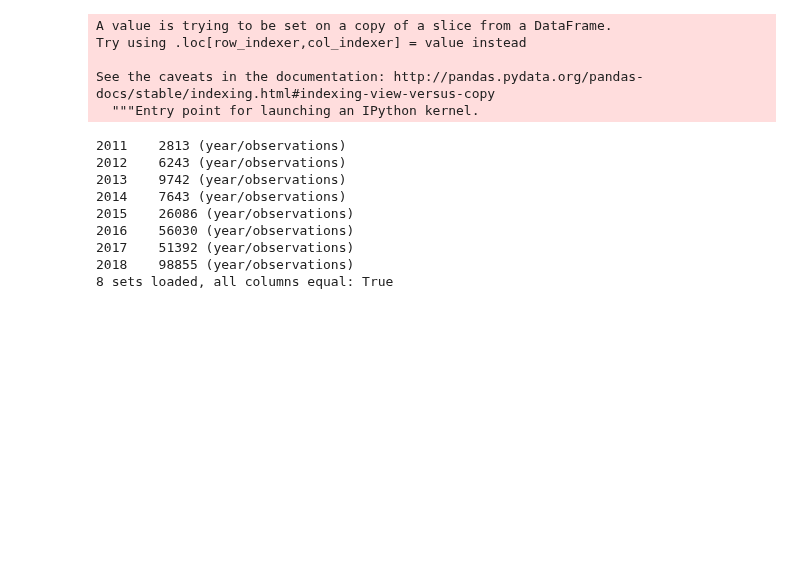
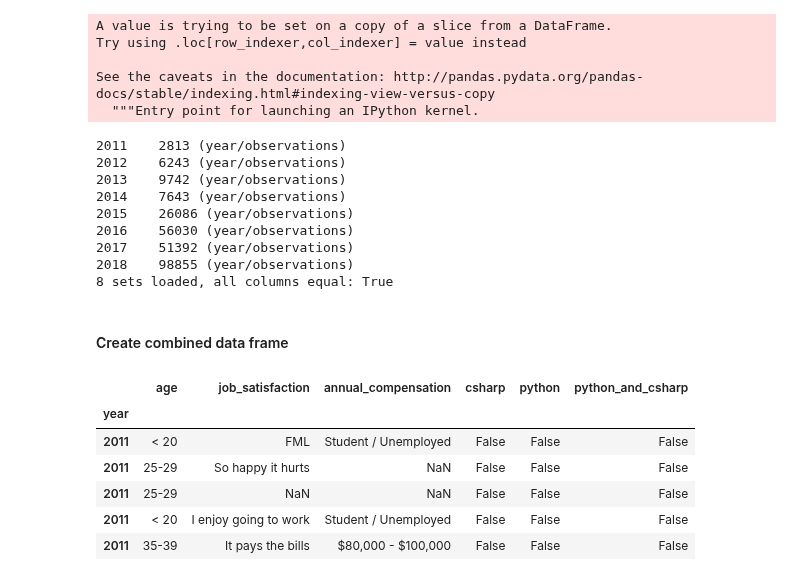
Before and after one commit to huli/the-transparent-coder, a Jupyter notebook: overview.ipynb, the cells around one changed output. Drawn from its saved outputs; the diff is of its cells as text; code cells hidden in the pictures; blank space fills up the shorter version.

```diff
--- a/overview.ipynb
+++ b/overview.ipynb
@@ -1065,3 +1065,19 @@ print_all()
 2017    51392 (year/observations)
 2018    98855 (year/observations)
 8 sets loaded, all columns equal: True
+# %% [markdown]
+#### Create combined data frame
+# %%
+subset_all = pd.concat([subset2011, subset2012, subset2013, subset2014, subset2015, subset2016, subset2017, subset2018])
+# %%
+subset_all = subset_all.set_index('year')
+# %%
+subset_all.head()
+# %% [output]
+|  | age | job_satisfaction | annual_compensation | csharp | python | python_and_csharp |
+| year |  |  |  |  |  |  |
+| 2011 | < 20 | FML | Student / Unemployed | False | False | False |
+| 2011 | 25-29 | So happy it hurts | NaN | False | False | False |
+| 2011 | 25-29 | NaN | NaN | False | False | False |
+| 2011 | < 20 | I enjoy going to work | Student / Unemployed | False | False | False |
+| 2011 | 35-39 | It pays the bills | $80,000 - $100,000 | False | False | False |
```
Also changed, not shown: parts of 1 cell of this notebook, 1 other file.
